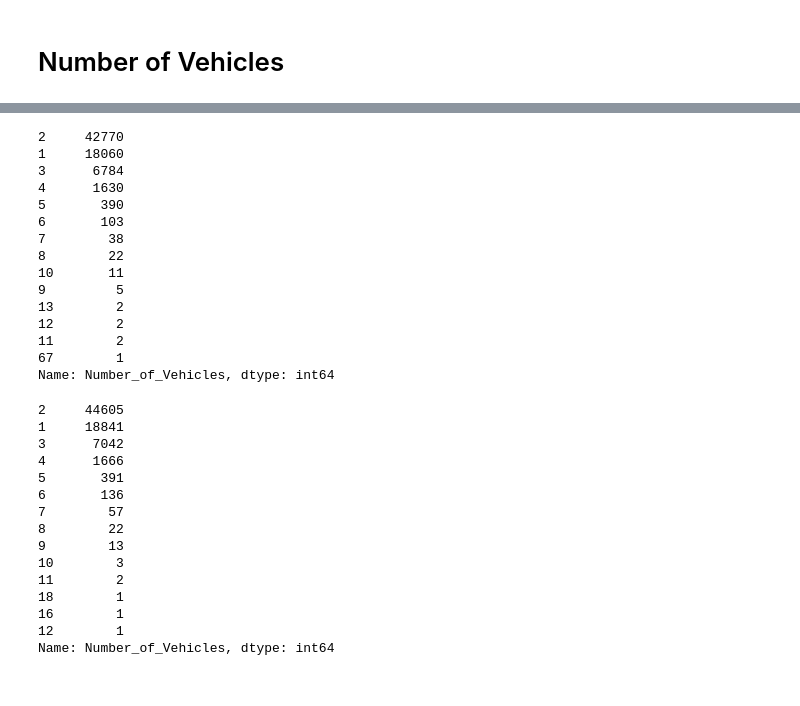
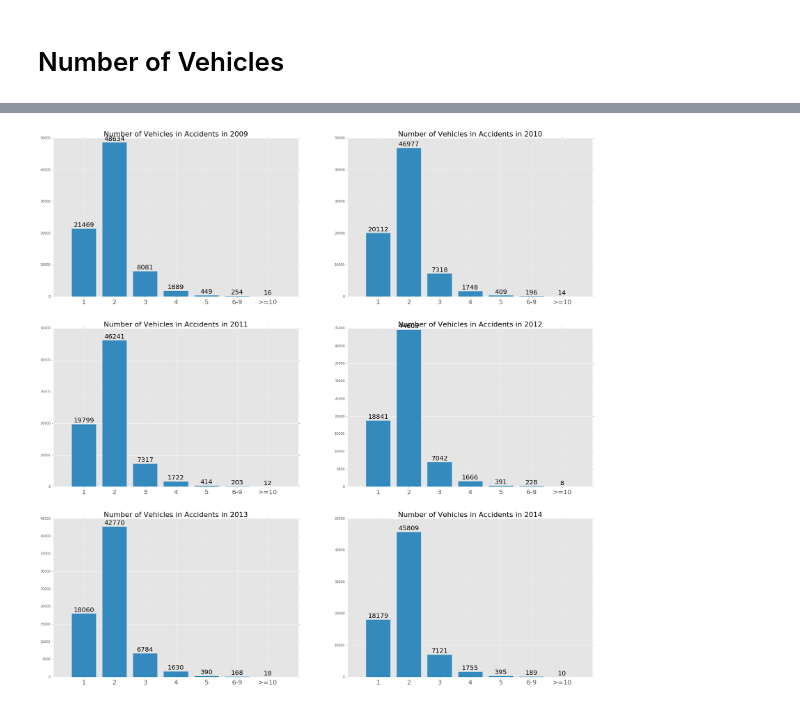
Before and after one commit to evxu/road-safety-project, a Jupyter notebook: Data_Exploration_2.ipynb, the cells around one changed output, grey strips where cells are left out. Saved outputs shown, nothing was run; the diff lists cells and outputs as text; code cells hidden in the pictures.

Commit message:
2016/6/21
Selected Motorway, A(M) and A road data from casualty datasets, and
saved new datasets in ‘data1’. Analyzed vehicles and casualties in
accidents.

```diff
--- a/Data_Exploration_2.ipynb
+++ b/Data_Exploration_2.ipynb
@@ -88,7 +95,3 @@ plt.title('Slight Accidents')
 [figure]
 # %% [markdown]
 # Number of Vehicles
-# %%
-df = pd.read_csv('data1/Accidents_2014.csv',low_memory=False)
-#s = df['Number_of_Vehicles'].value_counts()
-plt.hist(df['Number_of_Vehicles'].values, bins=[1, 2, 3, 4, 5,10])
@@ -100,38 +98,25 @@ plt.hist(df['Number_of_Vehicles'].values, bins=[1, 2, 3, 4, 5,10])
-# %%
-df = pd.read_csv('data1/Accidents_2013.csv',low_memory=False)
-df['Number_of_Vehicles'].value_counts()
-# %% [output]
-2     42770
-1     18060
-3      6784
-4      1630
-5       390
-6       103
-7        38
-8        22
-10       11
-9         5
-13        2
-12        2
-11        2
-67        1
-Name: Number_of_Vehicles, dtype: int64
-# %%
-df = pd.read_csv('data1/Accidents_2012.csv',low_memory=False)
-df['Number_of_Vehicles'].value_counts()
-# %% [output]
-2     44605
-1     18841
-3      7042
-4      1666
-5       391
-6       136
-7        57
-8        22
-9        13
-10        3
-11        2
-18        1
-16        1
-12        1
-Name: Number_of_Vehicles, dtype: int64
+# %%
+%matplotlib inline
+years = ['2009', '2010', '2011', '2012', '2013', '2014']
+plt.figure(figsize = (30,30))
+nfig = 1
+for year in years:
+    df = pd.read_csv('data1/Accidents_' + year + '.csv',low_memory=False)
+    s = df['Number_of_Vehicles'].value_counts()
+    bins = [0]*7
+    s = s.sort_index(axis = 0, ascending = True)
+    for i in range(6):
+        bins[i] = s[i+1]
+    bins[5] = sum(s.loc[6:9])
+    bins[6] = sum(s.loc[10:])
+    plt.subplot(3,2,nfig)
+    index = range(1,8)
+    plt.bar(index, bins,align = 'center')
+    labels = ['1','2','3','4','5','6-9','>=10']
+    plt.title('Number of Vehicles in Accidents in ' + year, fontsize = 22)
+    plt.xticks(index,labels, fontsize = 20)
+    for j, v in zip(index, bins):
+        plt.text(j, v+100, v, ha='center', va='bottom',fontsize = 20)
+    nfig += 1
+# %% [output]
+[figure, added]
```
Also changed, not shown: parts of 15 cells of this notebook, 12 other files.
